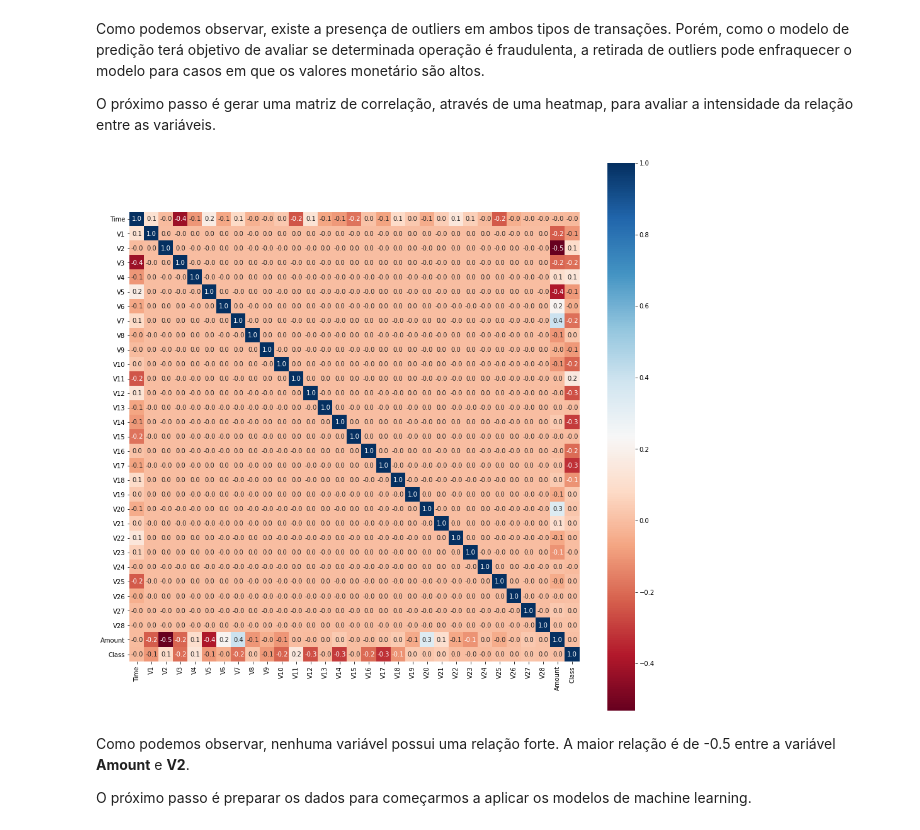
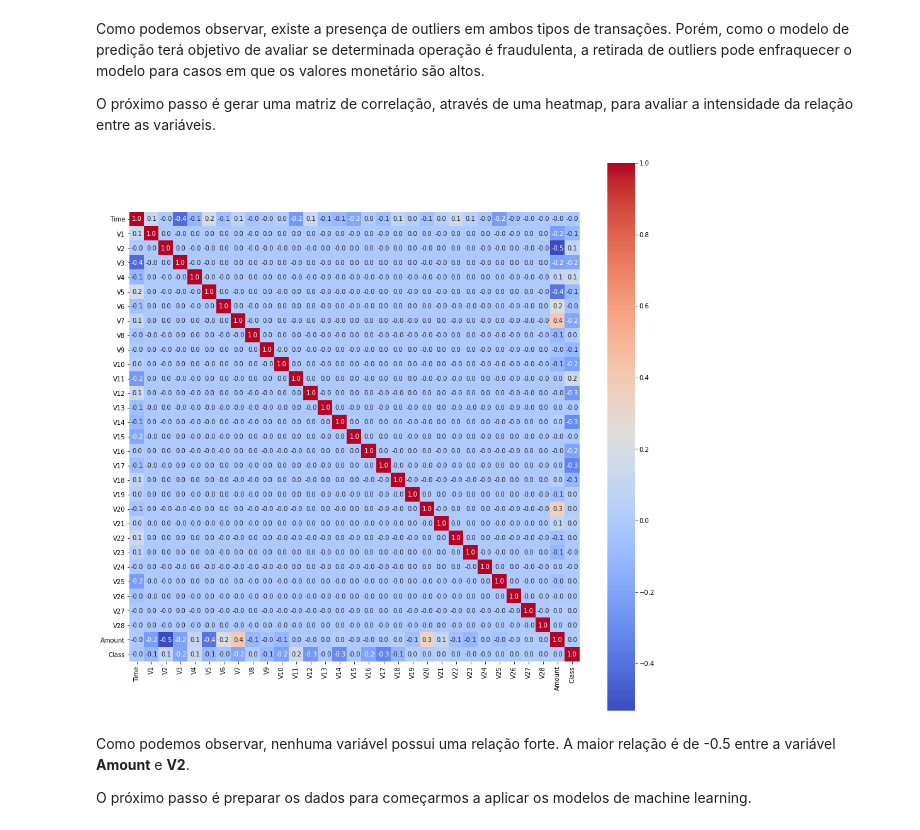
Before and after one commit to fabiocceruti/Identificacao_Fraude_Cartao_Credito_ML, a Jupyter notebook: Detecção_de_Fraude_em_Cartões_de_Crédito.ipynb, the cells around one changed output. Drawn from its saved outputs; the diff is of its cells as text; code cells hidden in the pictures.

```diff
--- a/Detecção_de_Fraude_em_Cartões_de_Crédito.ipynb
+++ b/Detecção_de_Fraude_em_Cartões_de_Crédito.ipynb
@@ -396,20 +396,20 @@ O próximo passo é gerar uma matriz de correlação, através de uma heatmap, p
 # %%
 #Calculando a mariz de correlação
 corr = df.corr()
 
 #Instancinado a Figure e Axes
 fig,ax = plt.subplots(figsize = (16,16))
 
 #Plotando um heatmap da matriz de correlação
 sns.heatmap(corr,
-            cmap='RdBu',
+            cmap='coolwarm',
             fmt='.1f',
             square=True,
             linecolor='white',
             annot=True,
             ax = ax);
 # %% [output]
-[figure, old version]
+[figure, new version]
 # %% [markdown]
 Como podemos observar, nenhuma variável possui uma relação forte. A maior relação é de -0.5 entre a variável **Amount** e **V2**.
 
```
Also changed, not shown: parts of 5 cells of this notebook.
